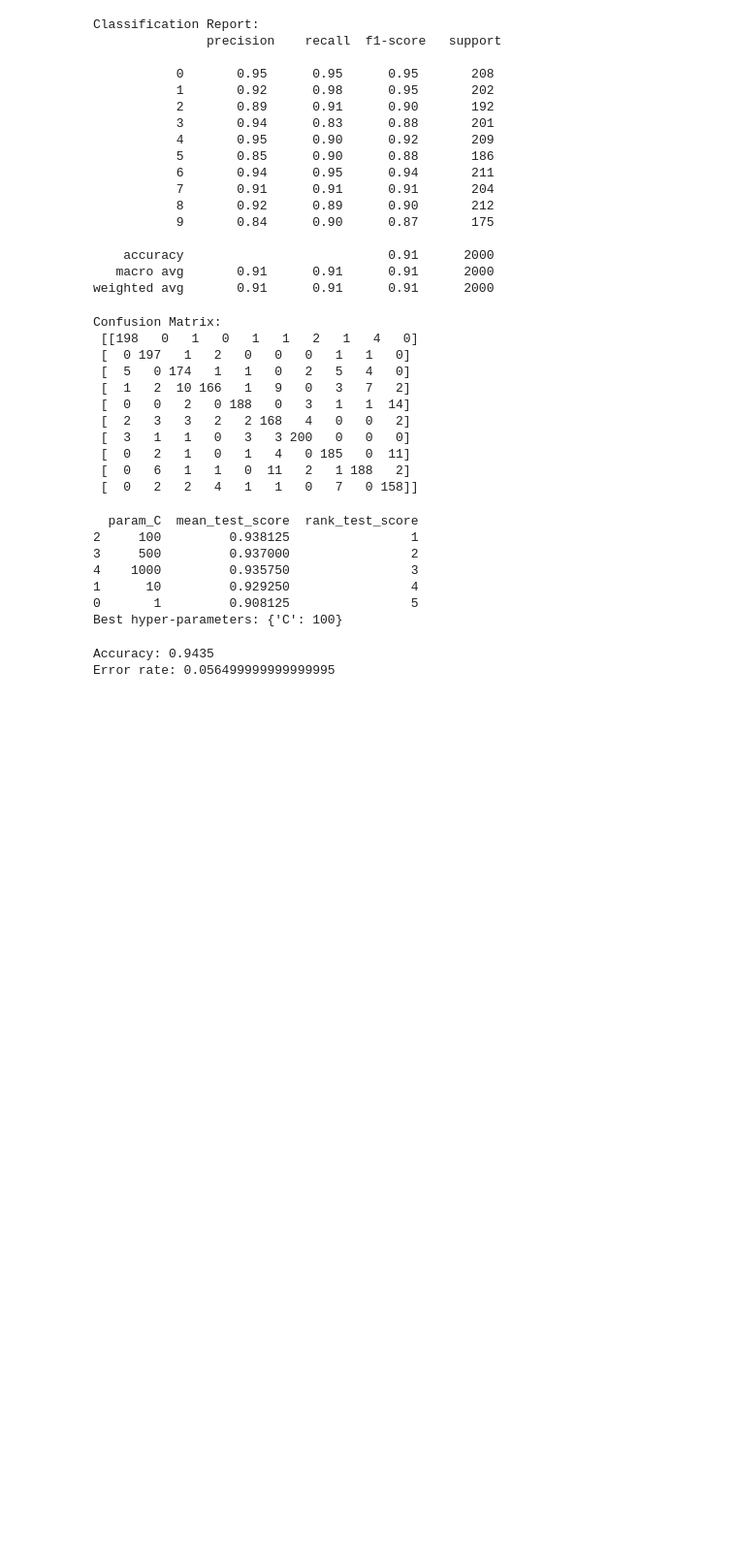
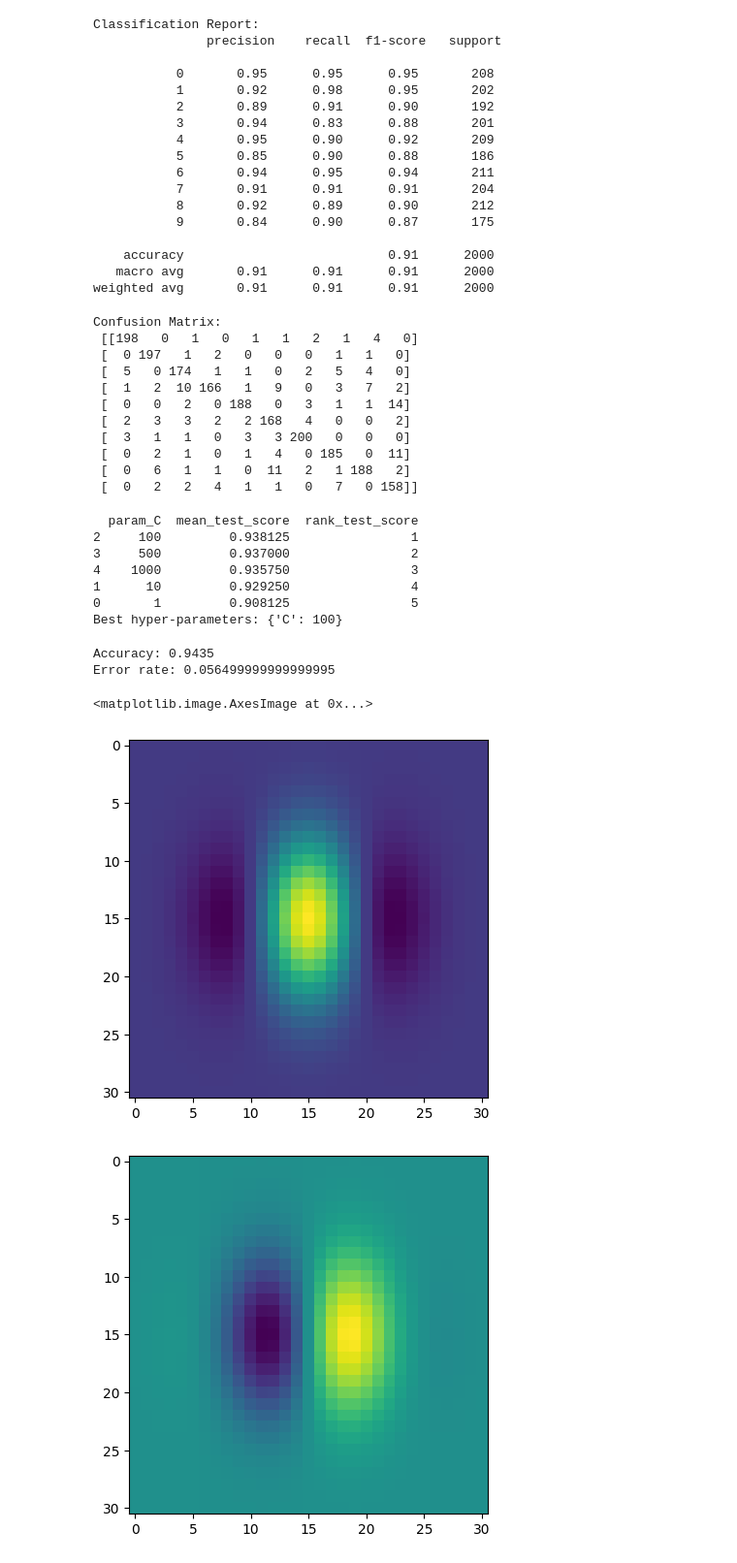
Before and after one commit to jbwenjoy/ESE-5460-Principals-of-Deep-Learning, a Jupyter notebook: hw1/hw1.ipynb, the cells around one changed output. Shown at 97% size. Cells and saved outputs as stored; diff of their text form; code cells hidden in the pictures; blank space fills up the shorter version.

```diff
--- a/hw1/hw1.ipynb
+++ b/hw1/hw1.ipynb
@@ -159,3 +159,43 @@ print("Error rate:", 1 - accuracy)
 # %% [output]
 Accuracy: 0.9435
 Error rate: 0.056499999999999995
+# %%
+# Create a smaller dataset for the next task
+# Training dataset - 100 samples, validation dataset - 100 samples, no test dataset
+# Previous training dataset has 8000 samples, validation dataset has 2000 samples
+# Randomly select 100 samples from the training dataset and 100 samples from the validation dataset
+
+# Training dataset
+x_train_small = np.zeros((100, 196))
+y_train_small = np.zeros(100)
+for i in range(100):
+    idx = np.random.randint(0, 8000)
+    x_train_small[i] = x_train_resize[idx]
+    y_train_small[i] = y_train[idx]
+
+# Validation dataset
+x_val_small = np.zeros((100, 196))
+y_val_small = np.zeros(100)
+for i in range(100):
+    idx = np.random.randint(0, 2000)
+    x_val_small[i] = x_test_resize[idx]
+    y_val_small[i] = y_test[idx]
+# %%
+from skimage.filters import gabor_kernel, gabor
+
+# freq, theta, bandwidth = 0.1, np.pi / 4, 1
+freq, theta, bandwidth = 0.05, 0, 3
+gk = gabor_kernel(frequency=freq, theta=theta, bandwidth=bandwidth)
+plt.figure(1); plt.clf(); plt.imshow(gk.real)
+plt.figure(2); plt.clf(); plt.imshow(gk.imag)
+
+# convolve the input image with the kernel and get co-efficients
+# we will use only the real part and throw away the imaginary
+# part of the co-efficients
+image = x_train_small[0].reshape((14,14))
+coeff_real, _ = gabor(image, frequency=freq, theta=theta, bandwidth=bandwidth)
+plt.figure(3); plt.clf(); plt.imshow(coeff_real)
+# %% [output]
+<matplotlib.image.AxesImage at 0x...>
+[figure, added]
+[figure, added]
```
Also changed, not shown: parts of 2 cells of this notebook.
